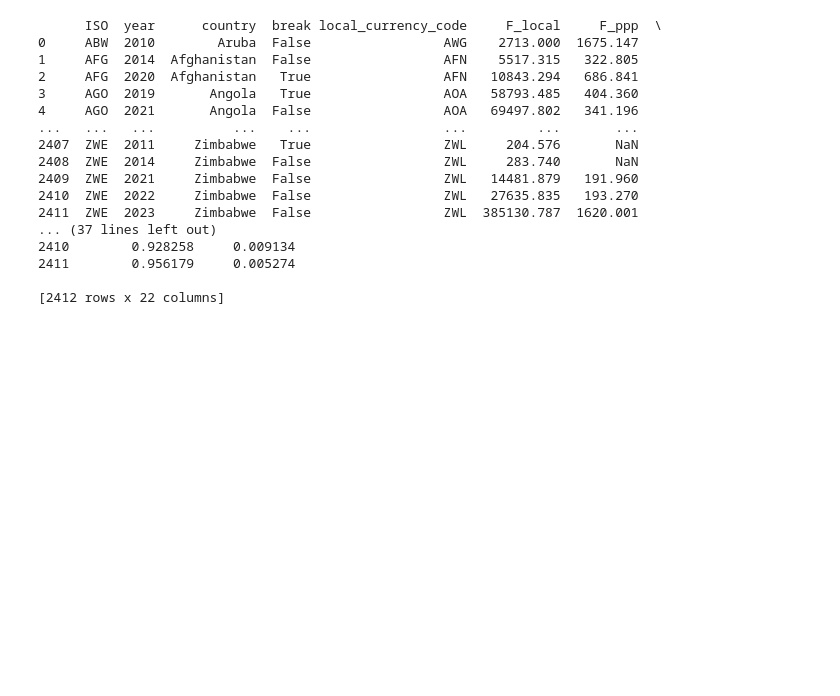
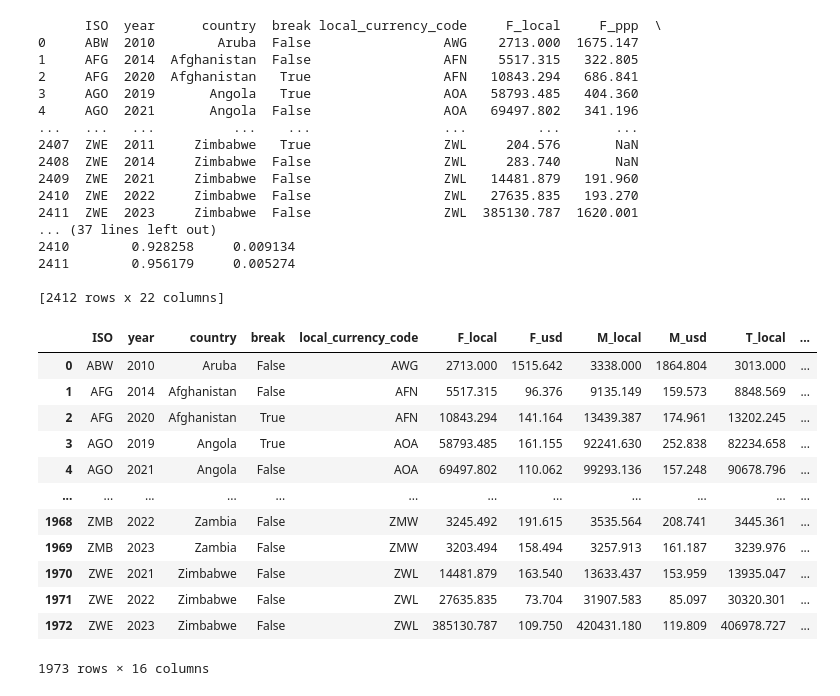
Before and after one commit to joshpark8/anth230-unessay, a Jupyter notebook: notebooks/ilo clean.ipynb, the cells around one changed output. Saved outputs shown, nothing was run; the diff lists cells and outputs as text; code cells hidden in the pictures; blank space fills up the shorter version.

```diff
--- a/notebooks/ilo clean.ipynb
+++ b/notebooks/ilo clean.ipynb
@@ -356,7 +414,22 @@ df_wide.to_csv("../data/clean/ILO_ratio_wide.csv")
 # %%
 float_cols = df_wide.select_dtypes(include="float").columns
 df_wide[float_cols] = np.trunc(df_wide[float_cols] * 1000) / 1000
 df_wide = df_wide.dropna(subset=["F_usd"]).reset_index(drop=True)
 
 df_wide.to_csv("../data/clean/ILO_ratio_wide_clean.csv")
+df_wide
+# %% [output]
+|  | ISO | year | country | break | local_currency_code | F_local | F_usd | M_local | M_usd | T_local | ... |
+| 0 | ABW | 2010 | Aruba | False | AWG | 2713.000 | 1515.642 | 3338.000 | 1864.804 | 3013.000 | ... |
+| 1 | AFG | 2014 | Afghanistan | False | AFN | 5517.315 | 96.376 | 9135.149 | 159.573 | 8848.569 | ... |
+| 2 | AFG | 2020 | Afghanistan | True | AFN | 10843.294 | 141.164 | 13439.387 | 174.961 | 13202.245 | ... |
+| 3 | AGO | 2019 | Angola | True | AOA | 58793.485 | 161.155 | 92241.630 | 252.838 | 82234.658 | ... |
+| 4 | AGO | 2021 | Angola | False | AOA | 69497.802 | 110.062 | 99293.136 | 157.248 | 90678.796 | ... |
+| ... | ... | ... | ... | ... | ... | ... | ... | ... | ... | ... | ... |
+| 1968 | ZMB | 2022 | Zambia | False | ZMW | 3245.492 | 191.615 | 3535.564 | 208.741 | 3445.361 | ... |
+| 1969 | ZMB | 2023 | Zambia | False | ZMW | 3203.494 | 158.494 | 3257.913 | 161.187 | 3239.976 | ... |
+| 1970 | ZWE | 2021 | Zimbabwe | False | ZWL | 14481.879 | 163.540 | 13633.437 | 153.959 | 13935.047 | ... |
+| 1971 | ZWE | 2022 | Zimbabwe | False | ZWL | 27635.835 | 73.704 | 31907.583 | 85.097 | 30320.301 | ... |
+| 1972 | ZWE | 2023 | Zimbabwe | False | ZWL | 385130.787 | 109.750 | 420431.180 | 119.809 | 406978.727 | ... |
+1973 rows × 16 columns
 # %%
```
Also changed, not shown: parts of 5 cells of this notebook, 6 other files.
